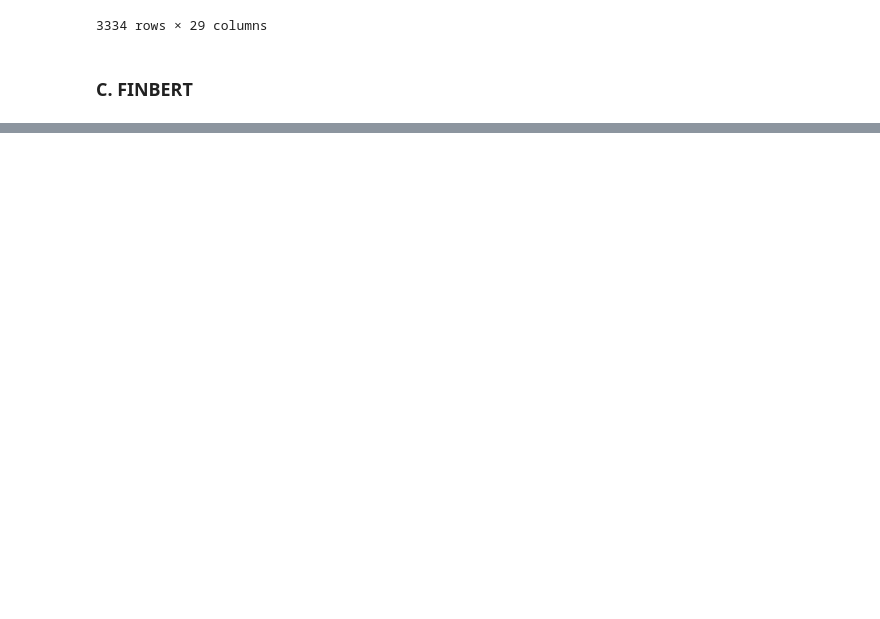
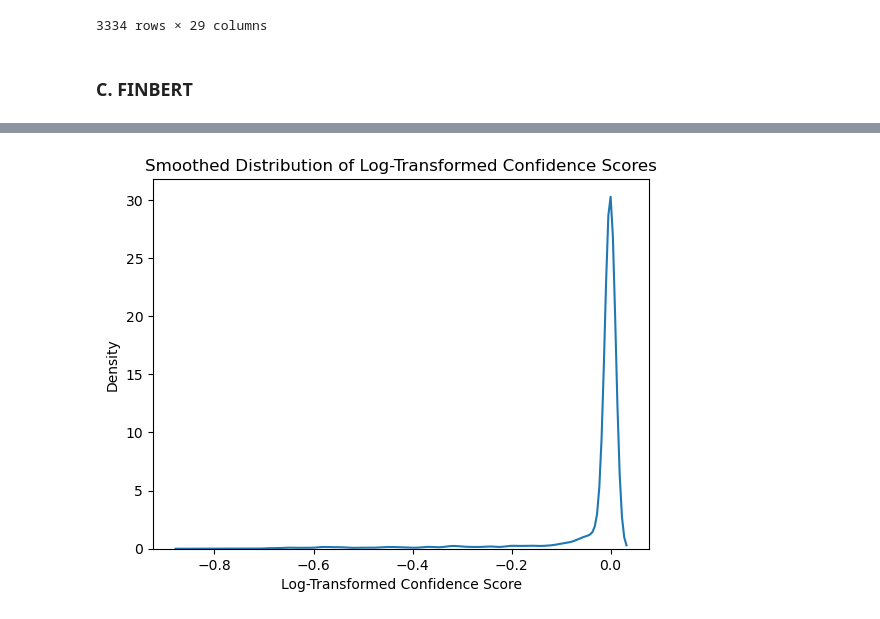
Before and after one commit to wanjeans33/10ksentimentalanalysis, a Jupyter notebook: 10kdata_wrangling.ipynb, the cells around one changed output, grey strips where cells are left out. Drawn from its saved outputs; the diff is of its cells as text; code cells hidden in the pictures; blank space fills up the shorter version.

```diff
--- a/10kdata_wrangling.ipynb
+++ b/10kdata_wrangling.ipynb
@@ -863,0 +902,11 @@ df_10ksp_filtered5.describe()
+# %%
+import seaborn as sns
+
+# Assuming you have applied log transformation to your 'confidence' scores
+# Now apply Kernel Density Estimation (KDE) to get a smooth distribution
+sns.kdeplot(df_10ksp_filtered5['log_confidence'], bw_adjust=0.5)
+plt.title('Smoothed Distribution of Log-Transformed Confidence Scores')
+plt.xlabel('Log-Transformed Confidence Score')
+plt.show()
+# %% [output]
+[figure, added]
```
Also changed, not shown: parts of 5 cells of this notebook.
